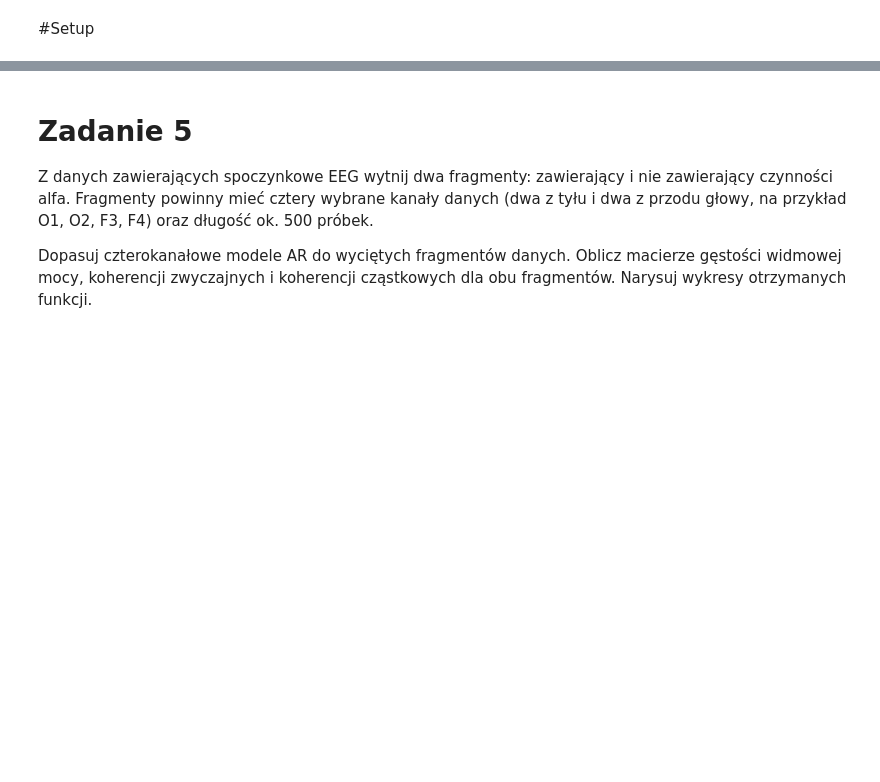
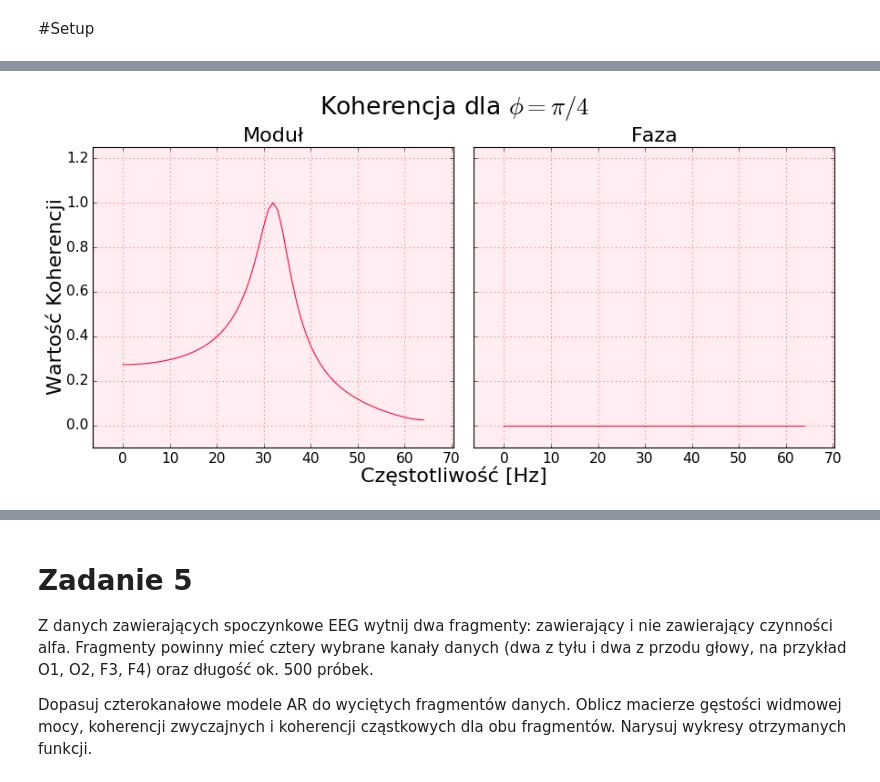
Before and after one commit to PPierzc/PracowniaEEG, a Jupyter notebook: Widmowa_analiza_parametryczna.ipynb, the cells around one changed output, grey strips where cells are left out. Drawn from its saved outputs; the diff is of its cells as text; code cells hidden in the pictures; blank space fills up the shorter version.

```diff
--- a/Widmowa_analiza_parametryczna.ipynb
+++ b/Widmowa_analiza_parametryczna.ipynb
@@ -255,0 +291,84 @@ plt.show()
+# %%
+plt.style.use('classic')
+
+x, g1 = sin()
+x, g2 = sin(phi = np.pi/4)
+
+g2 += noise(g2.size) * 0.2
+
+syg = np.array([g1, g2])
+
+order, params, coefs = utils.best_akaike(syg, 1, 20)
+
+efs, widma = widmo(syg, order, 128//2, Fs=128)
+
+coh = coherence(widma, 0, 1)
+
+fig, ax = plt.subplots(nrows=1, ncols=2, sharex=True, sharey=True, figsize=(11, 5))
+
+ax[0].plot(efs, abs(coh), color='#ff0641')
+ax[0].margins(0.1, 0.1)
+ax[0].set_title('Moduł', fontsize=20)
+ax[0].set_ylim(-0.1, 1.25)
+ax[0].set_facecolor('#ffedf1')
+ax[0].tick_params(labelsize=14)
+ax[0].grid(True, color='r')
+
+ax[1].plot(efs, np.angle(coh), color='#ff0641')
+ax[1].margins(0.1, 0.1)
+ax[1].set_title('Faza', fontsize=20)
+ax[1].set_ylim(-0.1, 1.25)
+ax[1].set_facecolor('#ffedf1')
+ax[1].tick_params(labelsize=14)
+ax[1].grid(True, color='r')
+
+fig.tight_layout()
+fig.patch.set_facecolor('#ffffff')
+
+fig.text(0.5, 1, 'Koherencja dla $\phi = \pi / 4$', ha='center', fontsize=24)
+fig.text(0.5, -0.01, 'Częstotliwość [Hz]', ha='center', fontsize=20)
+fig.text(-0.01, 0.5, 'Wartość Koherencji', va='center', rotation='vertical', fontsize=20)
+
+plt.show()
+
+x, g1 = sin()
+x, g2 = sin(phi = np.pi)
+
+g2 += noise(g2.size) * 0.2
+
+syg = np.array([g1, g2])
+
+order, params, coefs = utils.best_akaike(syg, 1, 20)
+
+efs, widma = widmo(syg, order, 128//2, Fs=128)
+
+coh = coherence(widma, 0, 1)
+
+fig, ax = plt.subplots(nrows=1, ncols=2, sharex=True, sharey=True, figsize=(11, 5))
+
+ax[0].plot(efs, abs(coh), color='#ff0641')
+ax[0].margins(0.1, 0.1)
+ax[0].set_title('Moduł', fontsize=20)
+ax[0].set_ylim(-0.1, 1.25)
+ax[0].set_facecolor('#ffedf1')
+ax[0].tick_params(labelsize=14)
+ax[0].grid(True, color='r')
+
+ax[1].plot(efs, np.angle(coh), color='#ff0641')
+ax[1].margins(0.1, 0.1)
+ax[1].set_title('Faza', fontsize=20)
+ax[1].set_ylim(-0.1, 1.25)
+ax[1].set_facecolor('#ffedf1')
+ax[1].tick_params(labelsize=14)
+ax[1].grid(True, color='r')
+
+fig.tight_layout()
+fig.patch.set_facecolor('#ffffff')
+
+fig.text(0.5, 1, 'Koherencja dla $\phi = \pi$', ha='center', fontsize=24)
+fig.text(0.5, -0.01, 'Częstotliwość', ha='center', fontsize=20)
+fig.text(-0.01, 0.5, 'Wartość Koherencji', va='center', rotation='vertical', fontsize=20)
+
+plt.show()
+# %% [output]
+[figure, added]
```
Also changed, not shown: parts of 27 cells of this notebook.
